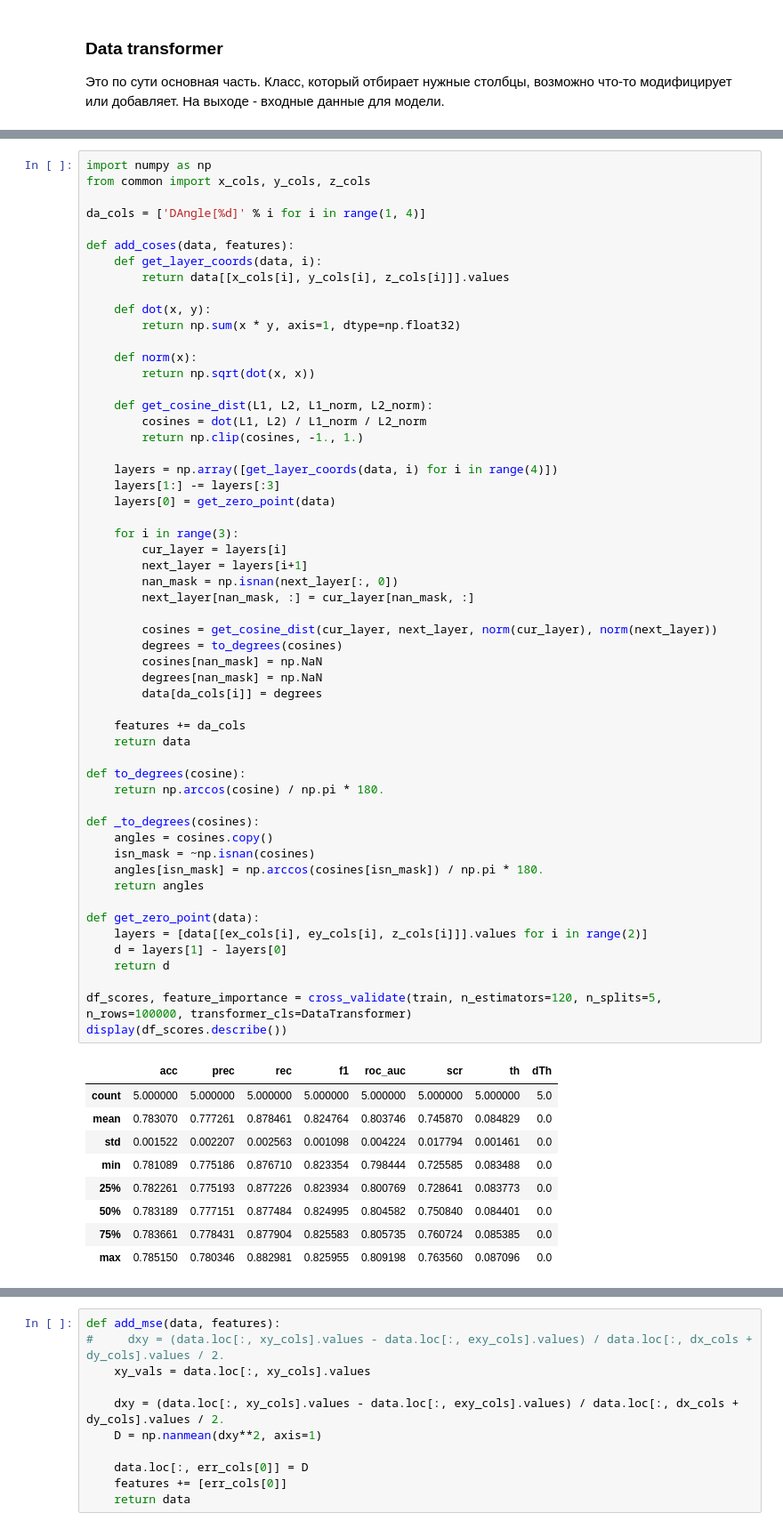
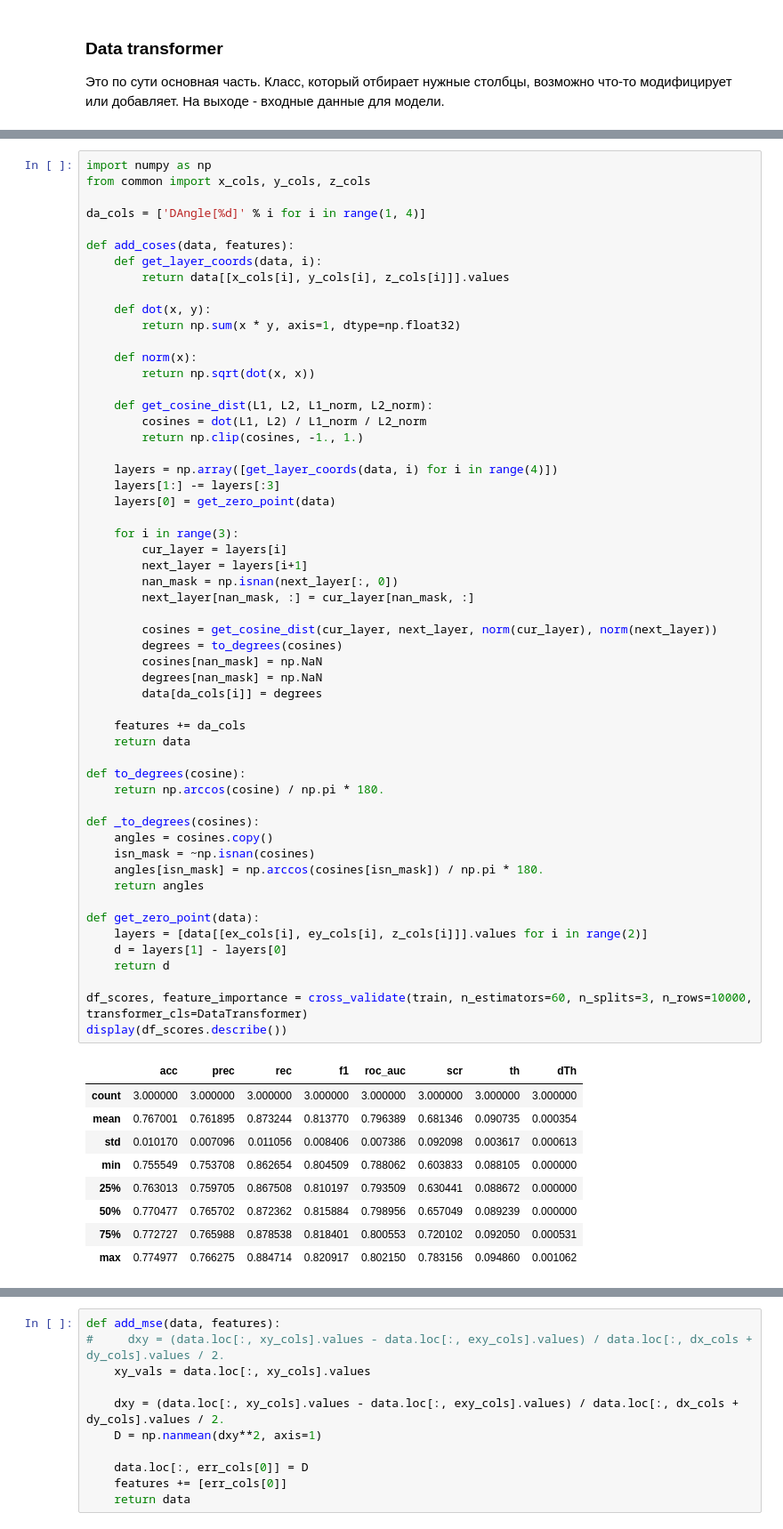
Before and after one commit to almaslov/idao2019, a Jupyter notebook: 09_foi.ipynb, the cells around one changed output, grey strips where cells are left out. Shown at 89% size. Cells and saved outputs as stored; diff of their text form.

```diff
--- a/09_foi.ipynb
+++ b/09_foi.ipynb
@@ -84,42 +175,42 @@ def add_coses(data, features):
         next_layer = layers[i+1]
         nan_mask = np.isnan(next_layer[:, 0])
         next_layer[nan_mask, :] = cur_layer[nan_mask, :]
 
         cosines = get_cosine_dist(cur_layer, next_layer, norm(cur_layer), norm(next_layer))
         degrees = to_degrees(cosines)
         cosines[nan_mask] = np.NaN
         degrees[nan_mask] = np.NaN
         data[da_cols[i]] = degrees
 
     features += da_cols
     return data
 
 def to_degrees(cosine):
     return np.arccos(cosine) / np.pi * 180.
 
 def _to_degrees(cosines):
     angles = cosines.copy()
     isn_mask = ~np.isnan(cosines)
     angles[isn_mask] = np.arccos(cosines[isn_mask]) / np.pi * 180.
     return angles
 
 def get_zero_point(data):
     layers = [data[[ex_cols[i], ey_cols[i], z_cols[i]]].values for i in range(2)]
     d = layers[1] - layers[0]
     return d
 
-df_scores, feature_importance = cross_validate(train, n_estimators=120, n_splits=5, n_rows=100000, transformer_cls=DataTransformer)
+df_scores, feature_importance = cross_validate(train, n_estimators=60, n_splits=3, n_rows=10000, transformer_cls=DataTransformer)
 display(df_scores.describe())
 # %% [output]
 |  | acc | prec | rec | f1 | roc_auc | scr | th | dTh |
-| count | 5.000000 | 5.000000 | 5.000000 | 5.000000 | 5.000000 | 5.000000 | 5.000000 | 5.0 |
-| mean | 0.783070 | 0.777261 | 0.878461 | 0.824764 | 0.803746 | 0.745870 | 0.084829 | 0.0 |
-| std | 0.001522 | 0.002207 | 0.002563 | 0.001098 | 0.004224 | 0.017794 | 0.001461 | 0.0 |
-| min | 0.781089 | 0.775186 | 0.876710 | 0.823354 | 0.798444 | 0.725585 | 0.083488 | 0.0 |
-| 25% | 0.782261 | 0.775193 | 0.877226 | 0.823934 | 0.800769 | 0.728641 | 0.083773 | 0.0 |
-| 50% | 0.783189 | 0.777151 | 0.877484 | 0.824995 | 0.804582 | 0.750840 | 0.084401 | 0.0 |
-| 75% | 0.783661 | 0.778431 | 0.877904 | 0.825583 | 0.805735 | 0.760724 | 0.085385 | 0.0 |
-| max | 0.785150 | 0.780346 | 0.882981 | 0.825955 | 0.809198 | 0.763560 | 0.087096 | 0.0 |
+| count | 3.000000 | 3.000000 | 3.000000 | 3.000000 | 3.000000 | 3.000000 | 3.000000 | 3.000000 |
+| mean | 0.767001 | 0.761895 | 0.873244 | 0.813770 | 0.796389 | 0.681346 | 0.090735 | 0.000354 |
+| std | 0.010170 | 0.007096 | 0.011056 | 0.008406 | 0.007386 | 0.092098 | 0.003617 | 0.000613 |
+| min | 0.755549 | 0.753708 | 0.862654 | 0.804509 | 0.788062 | 0.603833 | 0.088105 | 0.000000 |
+| 25% | 0.763013 | 0.759705 | 0.867508 | 0.810197 | 0.793509 | 0.630441 | 0.088672 | 0.000000 |
+| 50% | 0.770477 | 0.765702 | 0.872362 | 0.815884 | 0.798956 | 0.657049 | 0.089239 | 0.000000 |
+| 75% | 0.772727 | 0.765988 | 0.878538 | 0.818401 | 0.800553 | 0.720102 | 0.092050 | 0.000531 |
+| max | 0.774977 | 0.766275 | 0.884714 | 0.820917 | 0.802150 | 0.783156 | 0.094860 | 0.001062 |
 # %%
 feature_importance
 # %% [output]
```
Also changed, not shown: parts of 10 cells of this notebook, 2 other files.
